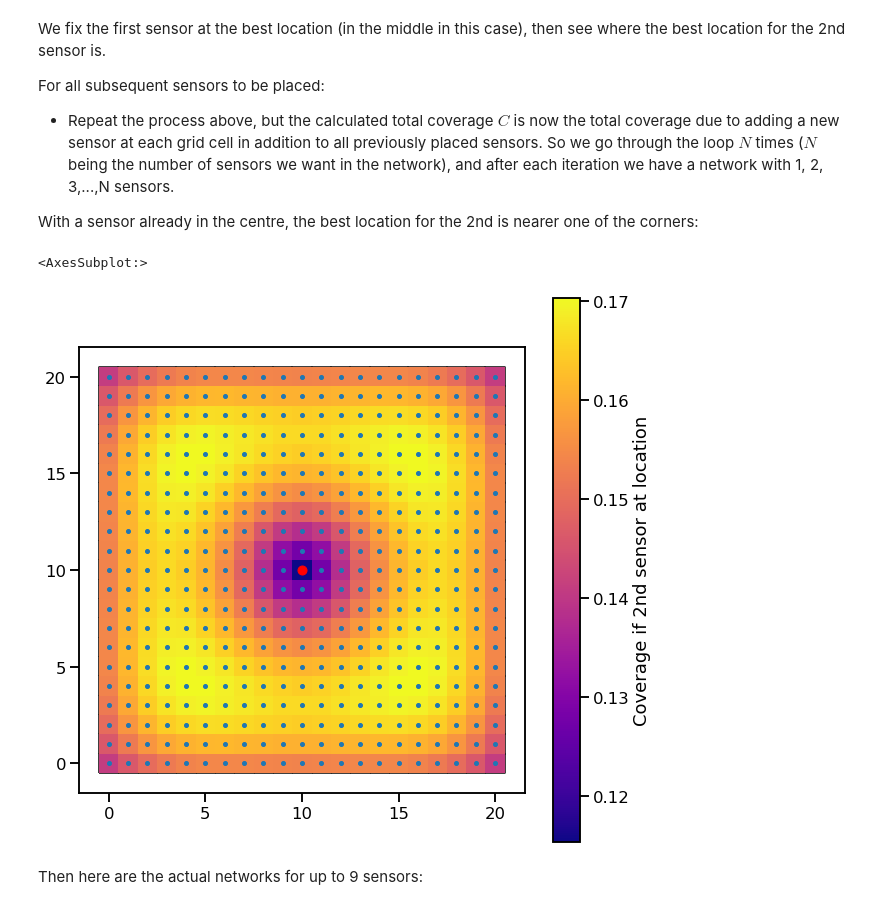
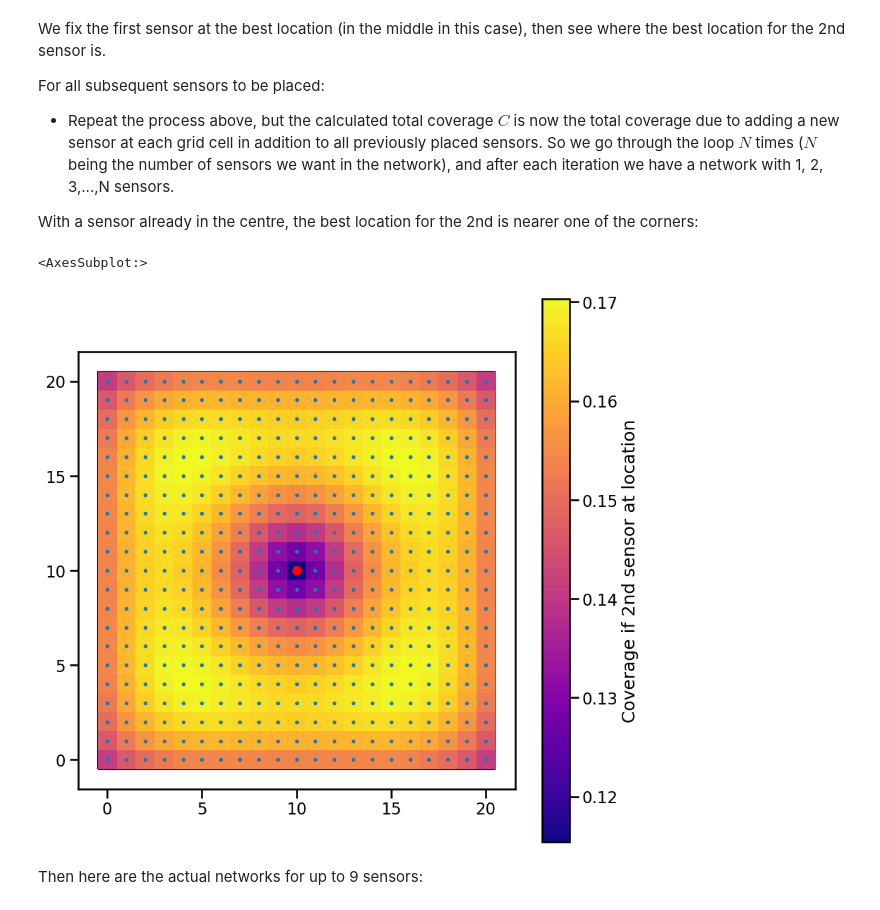
Before and after one commit to alan-turing-institute/spatial-inequality, a Jupyter notebook: notebooks/optimisation_design.ipynb, the cells around one changed output. Saved outputs shown, nothing was run; the diff lists cells and outputs as text; code cells hidden in the pictures.

```diff
--- a/notebooks/optimisation_design.ipynb
+++ b/notebooks/optimisation_design.ipynb
@@ -90,7 +89,7 @@ def plot_grid(
             vmax=vmax,
         )
     if show_centroids:
-        ax.plot(grid_x, grid_y, ".", markersize=8)
+        ax.plot(grid_x, grid_y, ".", markersize=6)
     if highlight_idx is not None:
         ax.plot(grid_x[highlight_idx], grid_y[highlight_idx], "ro")
     if title is not None:
@@ -200,13 +200,13 @@ where $\max_j (c_{ij})$ is the maximum coverage of grid cell $i$ provided by any
 Example scenario:
 # %%
 theta = 3
-cm = coverage_matrix(grid_x, grid_y, theta=theta)
+exp_cov = ExponentialCoverage(grid_x, grid_y, theta)
 
 idx_left = round((len(grid_x) - 1) / 2) - 3
 idx_right = round((len(grid_x) - 1) / 2) + 3
 sensor_idx = [idx_left, idx_right]
 sensors = get_sensor_array(sensor_idx)
-cov = coverage_from_sensors(sensors, cm)
+cov = exp_cov.coverage(sensors)
 ax = plot_grid(highlight_idx=sensor_idx, fill_colors=cov)
 near_left = np.arange(idx_left + 1, idx_left + 3)
 ax.plot(
@@ -270,4 +270,15 @@ $$
 This definition gives a total coverage for the city of between 0 and 1 (or 0 and 100%).
 
 For the example above on the square grid with two sensors (and with all cells treated as having the same number of people, so all $w_i = 1$, the total coverage score is:
+# %%
+population = PointDataset(
+    "population",
+    gpd.GeoDataFrame(
+        {"pop": np.ones(len(grid_x))}, geometry=gpd.points_from_xy(grid_x, grid_y)
+    ),
+)
+
+objs = CombinedObjectives(
+    DatasetGroup([population]), [Column("population", "pop")], exp_cov
+)
 # %%
@@ -299,8 +314,7 @@ For our square grid example, the total coverage you would get by placing the fir
 importance_1 = np.zeros(len(grid_x))
 
 for site in range(len(grid_x)):
-    c = coverage_from_sensors(get_sensor_array(site), cm)
-    importance_1[site] = total_coverage(c)
+    importance_1[site] = objs.fitness(get_sensor_array(site))
 
 plot_grid(
     fill_colors=importance_1,
@@ -322,21 +336,20 @@ With a sensor already in the centre, the best location for the 2nd is nearer one
 # %%
 first_idx = np.argmax(importance_1)
 importance_2 = np.zeros(len(grid_x))
 for site in range(len(grid_x)):
-    c = coverage_from_sensors(get_sensor_array([first_idx, site]), cm)
-    importance_2[site] = total_coverage(c)
+    importance_2[site] = objs.fitness(get_sensor_array([first_idx, site]))
 
 plot_grid(
     fill_colors=importance_2,
     vmin=None,
     vmax=None,
     cmap="plasma",
     highlight_idx=first_idx,
     label="Coverage if 2nd sensor at location",
 )
 # %% [output]
 <AxesSubplot:>
-[figure, old version]
+[figure, new version]
 # %% [markdown]
 Then here are the actual networks for up to 9 sensors:
 # %%
```
Also changed, not shown: parts of 19 cells of this notebook, 3 other files.
